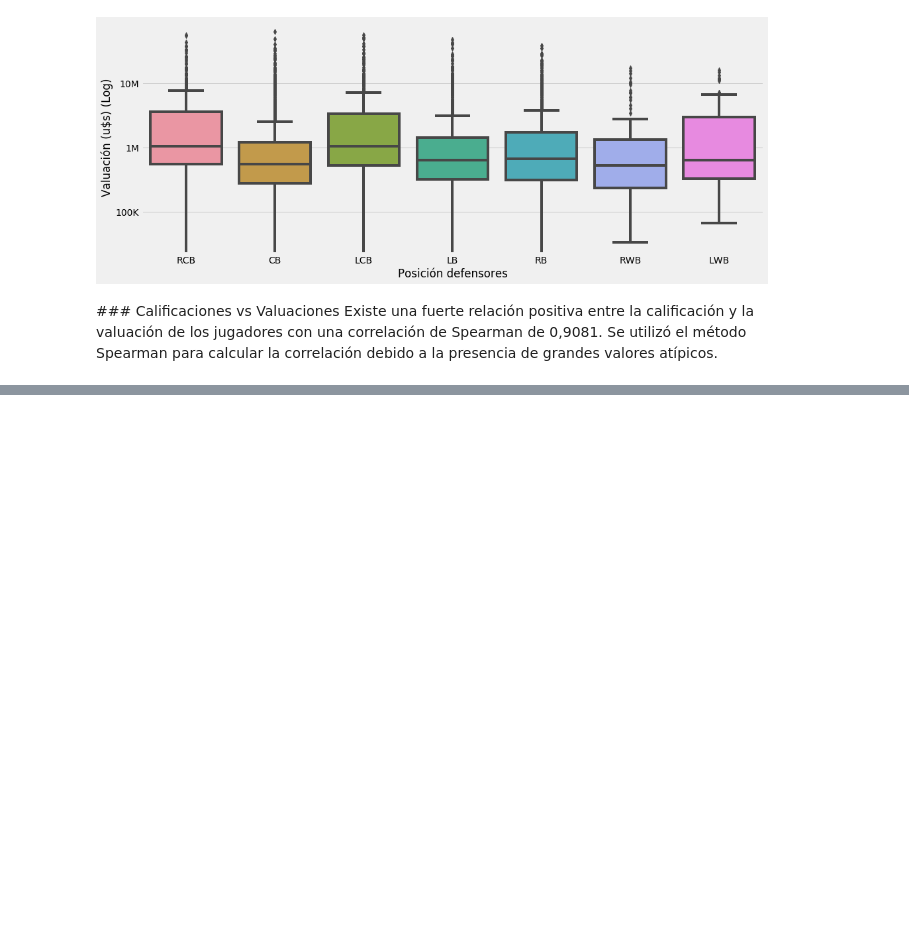
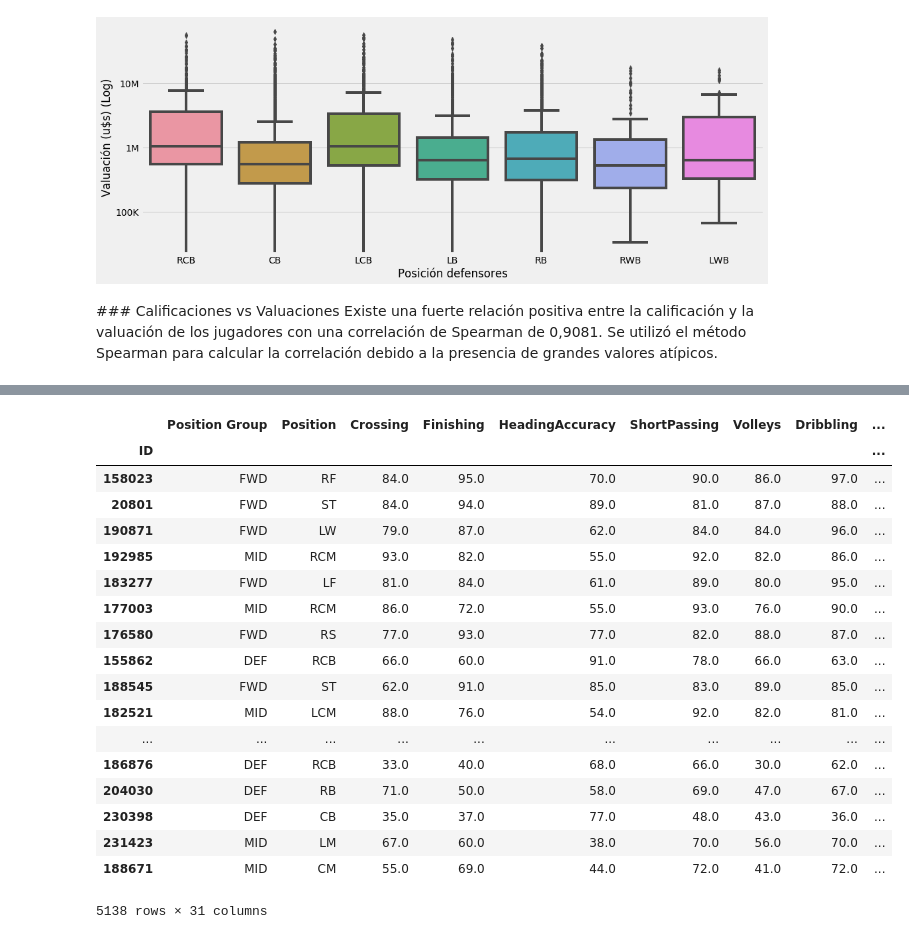
Before and after one commit to raulcarlomagno/dmuba-especializacion-futbol, a Jupyter notebook: main.ipynb, the cells around one changed output, grey strips where cells are left out. Saved outputs shown, nothing was run; the diff lists cells and outputs as text; code cells hidden in the pictures; blank space fills up the shorter version.

```diff
--- a/main.ipynb
+++ b/main.ipynb
@@ -463,0 +529,36 @@ ax.yaxis.set_major_formatter(ticker.FuncFormatter(reformat_large_tick_values));
+# %%
+not_attributes_columns = [
+    'Age','Overall','Potential','Value','Wage','International Reputation', 'Weak Foot', 'Skill Moves', 'Jersey Number',
+    'GKDiving', 'GKHandling', 'GKKicking', 'GKPositioning', 'GKReflexes', 'Release Clause'
+]
+
+
+df_base_select = df[(df['Overall'] >= 70) & (df['Position'] != 'GK')]
+df_pos_pos_groups = df_base_select[['Position Group', 'Position']]
+
+df_numerics = df_base_select.select_dtypes(include='number')
+df_numerics = df_numerics.loc[:, list(map(lambda x: x not in not_attributes_columns, list(df_numerics.columns)))]
+
+df_numerics = pd.concat([df_pos_pos_groups, df_numerics], axis=1)
+
+df_numerics
+# %% [output]
+|  | Position Group | Position | Crossing | Finishing | HeadingAccuracy | ShortPassing | Volleys | Dribbling | ... |
+| ID |  |  |  |  |  |  |  |  | ... |
+| 158023 | FWD | RF | 84.0 | 95.0 | 70.0 | 90.0 | 86.0 | 97.0 | ... |
+| 20801 | FWD | ST | 84.0 | 94.0 | 89.0 | 81.0 | 87.0 | 88.0 | ... |
+| 190871 | FWD | LW | 79.0 | 87.0 | 62.0 | 84.0 | 84.0 | 96.0 | ... |
+| 192985 | MID | RCM | 93.0 | 82.0 | 55.0 | 92.0 | 82.0 | 86.0 | ... |
+| 183277 | FWD | LF | 81.0 | 84.0 | 61.0 | 89.0 | 80.0 | 95.0 | ... |
+| 177003 | MID | RCM | 86.0 | 72.0 | 55.0 | 93.0 | 76.0 | 90.0 | ... |
+| 176580 | FWD | RS | 77.0 | 93.0 | 77.0 | 82.0 | 88.0 | 87.0 | ... |
+| 155862 | DEF | RCB | 66.0 | 60.0 | 91.0 | 78.0 | 66.0 | 63.0 | ... |
+| 188545 | FWD | ST | 62.0 | 91.0 | 85.0 | 83.0 | 89.0 | 85.0 | ... |
+| 182521 | MID | LCM | 88.0 | 76.0 | 54.0 | 92.0 | 82.0 | 81.0 | ... |
+| ... | ... | ... | ... | ... | ... | ... | ... | ... | ... |
+| 186876 | DEF | RCB | 33.0 | 40.0 | 68.0 | 66.0 | 30.0 | 62.0 | ... |
+| 204030 | DEF | RB | 71.0 | 50.0 | 58.0 | 69.0 | 47.0 | 67.0 | ... |
+| 230398 | DEF | CB | 35.0 | 37.0 | 77.0 | 48.0 | 43.0 | 36.0 | ... |
+| 231423 | MID | LM | 67.0 | 60.0 | 38.0 | 70.0 | 56.0 | 70.0 | ... |
+| 188671 | MID | CM | 55.0 | 69.0 | 44.0 | 72.0 | 41.0 | 72.0 | ... |
+5138 rows × 31 columns
```
Also changed, not shown: parts of 8 cells of this notebook.
